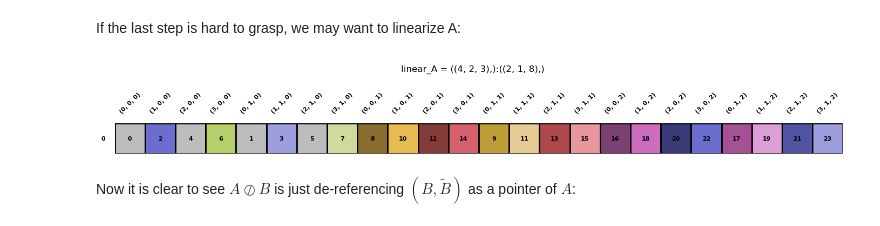
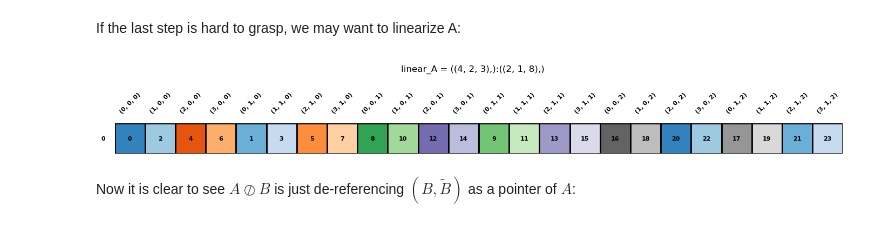
Before and after one commit to w32zhong/simp-intelligence, a Jupyter notebook: simp_intelligence/math/layout_divide.ipynb, the cells around one changed output. Cells and saved outputs as stored; diff of their text form; code cells hidden in the pictures.

Commit message:
switch default color scheme to tab20c.

```diff
--- a/simp_intelligence/math/layout_divide.ipynb
+++ b/simp_intelligence/math/layout_divide.ipynb
@@ -27,15 +27,9 @@ A.size() = 24
 # %% [markdown]
 If the last step is hard to grasp, we may want to linearize A:
 # %%
-import matplotlib.pyplot as plt
-def divisor_color_map(index, cycle=None):
-    grey = plt.cm.tab20c.colors[-2]
-    divisor_index = [0, 4, 1, 5] # pointed by B = [0, 2, 4, 6]
-    return grey if index in divisor_index else default_color_map(index)
-
-linear_A = Layout.from_string('( (4,2,3), ):( (2,1,8), )').visualize('linear_A', color_map=divisor_color_map)
+linear_A = Layout.from_string('( (4,2,3), ):( (2,1,8), )').visualize('linear_A')
 # %% [output]
-[figure, old version]
+[figure, new version]
 # %% [markdown]
 Now it is clear to see $A \oslash B$ is just de-referencing $(B, \tilde{B})$ as a pointer of $A$:
 # %%
```
Also changed, not shown: parts of 11 cells of this notebook, 3 other files.
